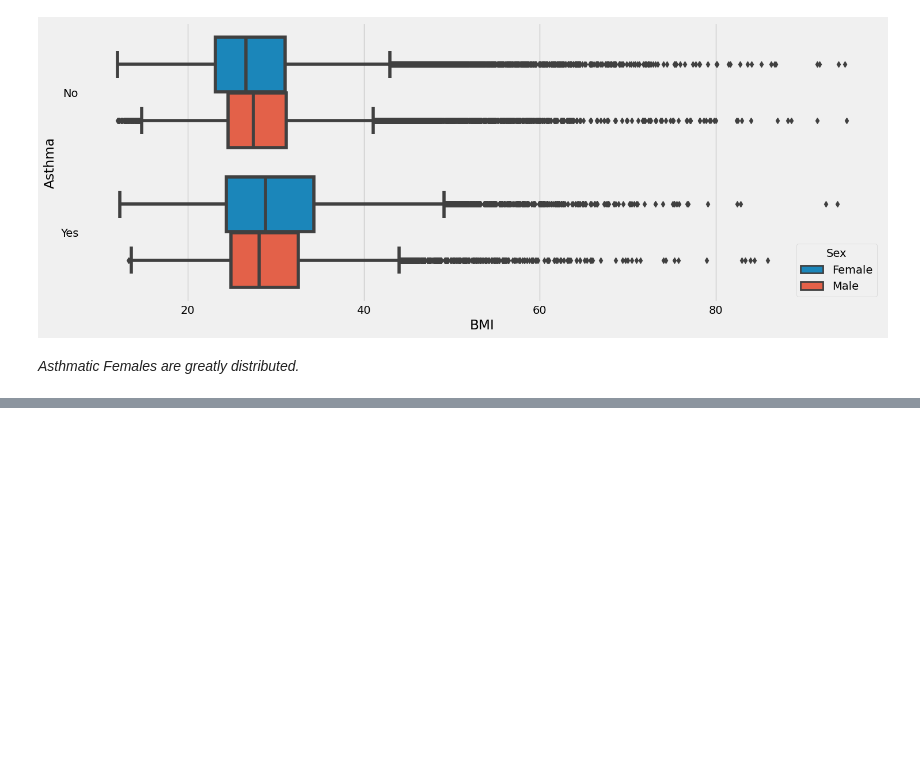
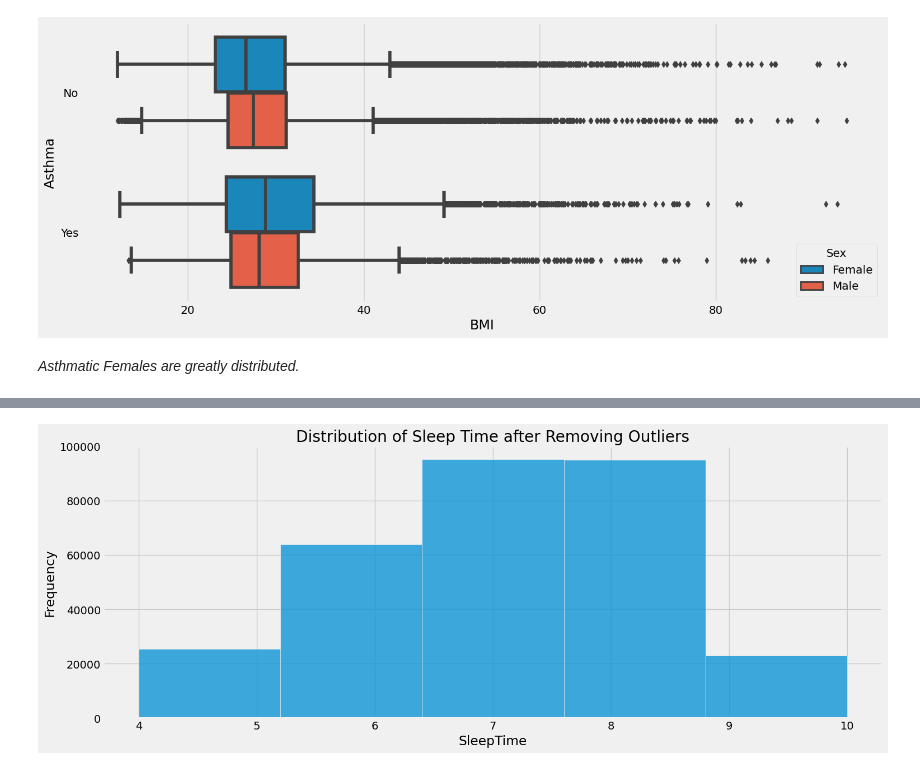
Before and after one commit to adrianjuliusaluoch/Heart_Disease_Classification, a Jupyter notebook: heart_disease_classification.ipynb, the cells around one changed output, grey strips where cells are left out. Cells and saved outputs as stored; diff of their text form; code cells hidden in the pictures; blank space fills up the shorter version.

```diff
--- a/heart_disease_classification.ipynb
+++ b/heart_disease_classification.ipynb
@@ -585,0 +626,8 @@ plt.show()
+# %%
+plt.figure(figsize=(16,6))
+sns.histplot(x=data['SleepTime'],bins=5)
+plt.ylabel('Frequency')
+plt.title('Distribution of Sleep Time after Removing Outliers')
+plt.show()
+# %% [output]
+[figure, added]
```
Also changed, not shown: parts of 29 cells of this notebook.
